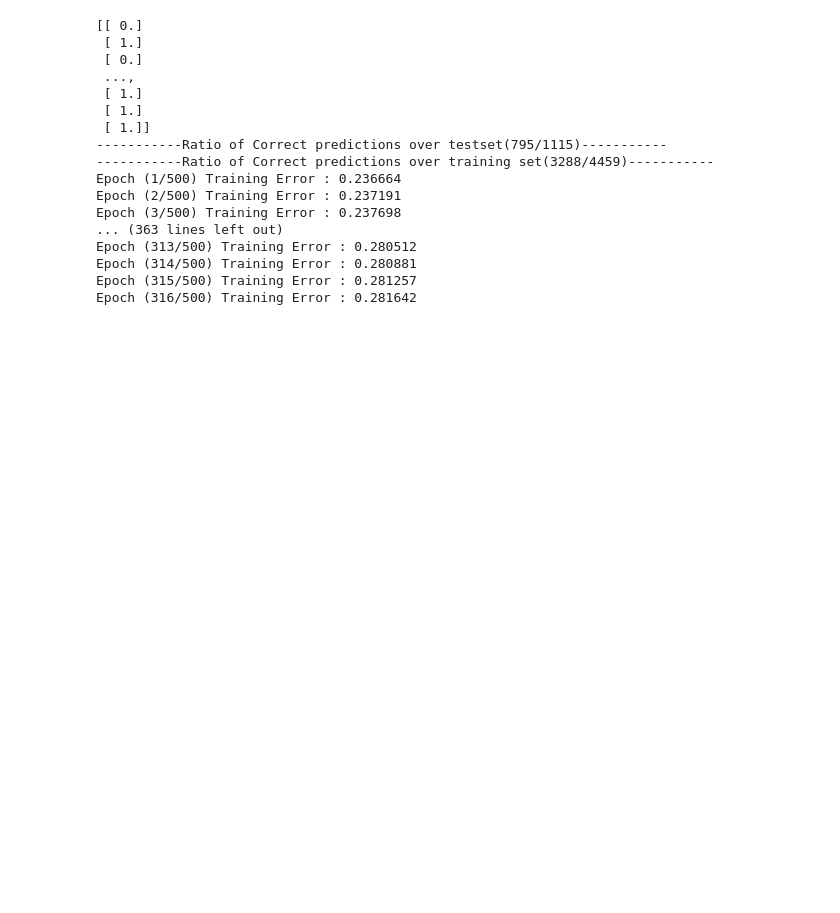
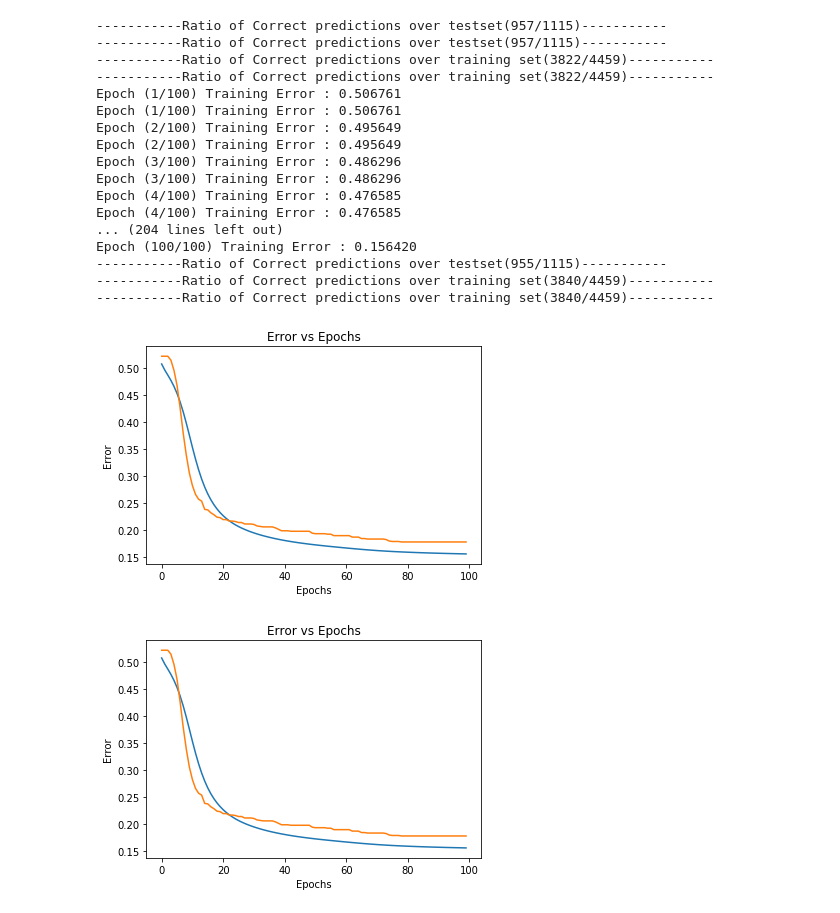
Before and after one commit to buridiaditya/Machine-Learning, a Jupyter notebook: assignment2/assignment2_notebook.ipynb, the cells around one changed output. Cells and saved outputs as stored; diff of their text form; code cells hidden in the pictures; blank space fills up the shorter version.

```diff
--- a/assignment2/assignment2_notebook.ipynb
+++ b/assignment2/assignment2_notebook.ipynb
@@ -96,22 +99,27 @@ Epoch (103/500) Training Error : 0.157757
 # %%
 nn2 = NeuralNetwork(M,np.array([100,50]),2)
 # %%
-nn2.train(X_train,y_train,X_test,y_test,method="two")
+nn2.train(X_train,y_train,X_test,y_test,epochs=100,learning_rate=1.5e-1,learning_rate_decay=0.98,method="two")
 # %% [output]
-[[ 0.]
- [ 1.]
- [ 0.]
- ...,
- [ 1.]
- [ 1.]
- [ 1.]]
------------Ratio of Correct predictions over testset(795/1115)-----------
------------Ratio of Correct predictions over training set(3288/4459)-----------
-Epoch (1/500) Training Error : 0.236664
-Epoch (2/500) Training Error : 0.237191
-Epoch (3/500) Training Error : 0.237698
-... (363 lines left out)
-Epoch (313/500) Training Error : 0.280512
-Epoch (314/500) Training Error : 0.280881
-Epoch (315/500) Training Error : 0.281257
-Epoch (316/500) Training Error : 0.281642
+-----------Ratio of Correct predictions over testset(957/1115)-----------
+-----------Ratio of Correct predictions over testset(957/1115)-----------
+-----------Ratio of Correct predictions over training set(3822/4459)-----------
+-----------Ratio of Correct predictions over training set(3822/4459)-----------
+Epoch (1/100) Training Error : 0.506761
+Epoch (1/100) Training Error : 0.506761
+Epoch (2/100) Training Error : 0.495649
+Epoch (2/100) Training Error : 0.495649
+Epoch (3/100) Training Error : 0.486296
+Epoch (3/100) Training Error : 0.486296
+Epoch (4/100) Training Error : 0.476585
+Epoch (4/100) Training Error : 0.476585
+... (204 lines left out)
+Epoch (100/100) Training Error : 0.156420
+-----------Ratio of Correct predictions over testset(955/1115)-----------
+-----------Ratio of Correct predictions over training set(3840/4459)-----------
+-----------Ratio of Correct predictions over training set(3840/4459)-----------
+# %%
+nn2.plot()
+# %% [output]
+[figure, added]
+[figure, added]
```
Also changed, not shown: parts of 10 cells of this notebook, 1 other file.
